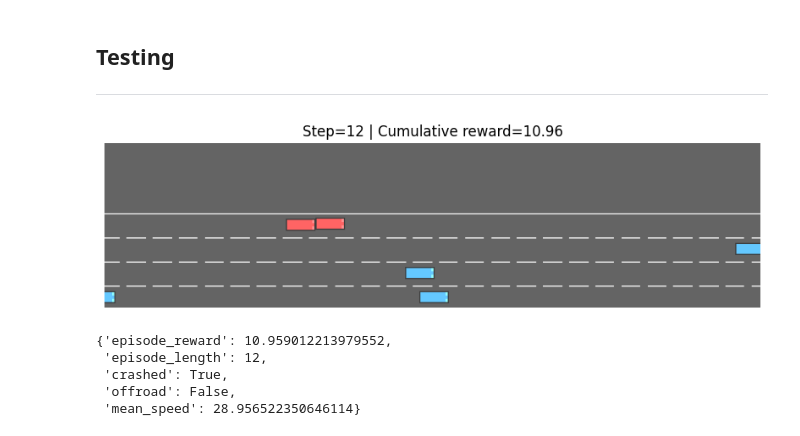
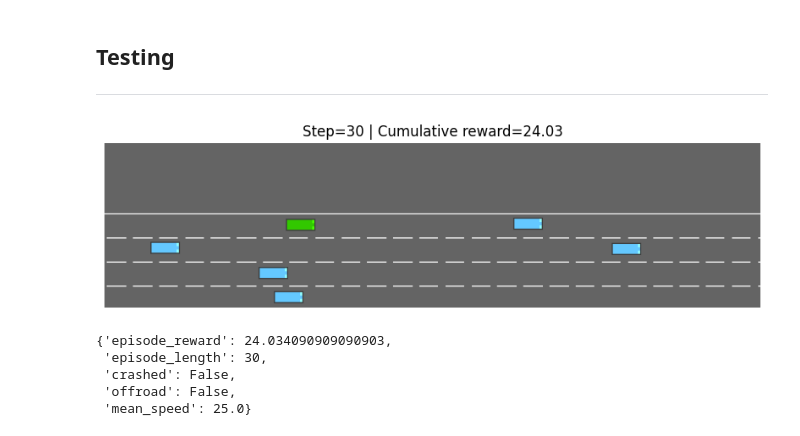
Before and after one commit to Bliights/RL-project, a Jupyter notebook: src/scripts/visualization/RL_project_group4.ipynb, the cells around one changed output. Saved outputs shown, nothing was run; the diff lists cells and outputs as text; code cells hidden in the pictures.

Commit message:
notebook graphe complet en attente des md

```diff
--- a/src/scripts/visualization/RL_project_group4.ipynb
+++ b/src/scripts/visualization/RL_project_group4.ipynb
@@ -28,38 +28,38 @@ env_id, env_config = get_env_config(env_type)
 env_config["offscreen_rendering"] = True
 
 benchmark = HighwayBenchmark(
     config=BenchmarkConfig(
         env_id=env_id,
         env_config=env_config,
     ),
     render_mode="rgb_array",
 )
 seed = 1
 env = benchmark.make_env(seed=seed)
 
-model_type = ModelType.DQN
+model_type = ModelType.DOUBLE_DQN
 model_path = (
     Path.cwd().parents[2]
     / "data"
     / "training"
     / model_type.value
     / env_type.value
     / f"seed_{seed}"
-    / f"model_{model_type.value}_{env_type.value}_seed_{seed}_final.pt"
+    / f"model_{model_type.value}_{env_type.value}_seed_{seed}_best.pt"
 )
 model = load_model(model_type, model_path)
 
 stats = display_episode(
     env=env,
     model=model,
     greedy=True,
     sleep_time=0.03,
 )
 stats
 # %% [output]
-[figure, old version]
+[figure, new version]
-{'episode_reward': 10.959012213979552,
- 'episode_length': 12,
- 'crashed': True,
+{'episode_reward': 24.034090909090903,
+ 'episode_length': 30,
+ 'crashed': False,
  'offroad': False,
- 'mean_speed': 28.956522350646114}
+ 'mean_speed': 25.0}
```
Also changed, not shown: 7 other files.
